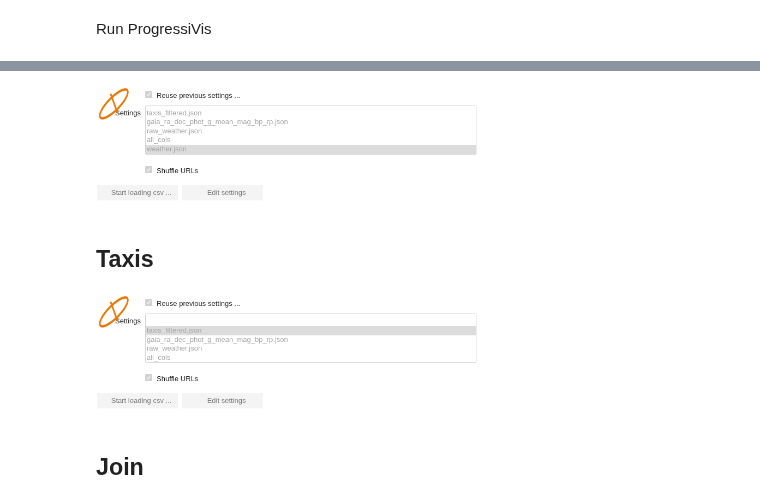
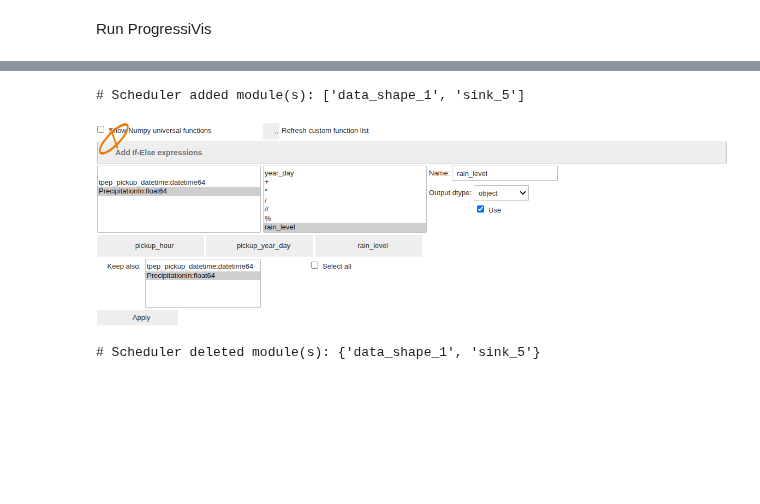
Before and after one commit to progressivis/ipyprogressivis, a Jupyter notebook: notebooks/taxis_precipitations_line_chart.ipynb, the cells around one changed output, grey strips where cells are left out. Cells and saved outputs as stored; diff of their text form; code cells hidden in the pictures; blank space fills up the shorter version.

Commit message:
commented taxis_precipitations_line_chart.ipynb[skip ci]

```diff
--- a/notebooks/taxis_precipitations_line_chart.ipynb
+++ b/notebooks/taxis_precipitations_line_chart.ipynb
@@ -45,12 +171,6 @@ Starting scheduler
 # %%
-Constructor.widget('Weather', 0)
+Constructor.widget('Rich view', 0)
 # %% [output]
+# Scheduler added module(s): ['data_shape_1', 'sink_5']
-[figure, old version]
+[figure, new version]
+# Scheduler deleted module(s): {'data_shape_1', 'sink_5'}
-# %% [markdown]
-## Taxis
-# %%
-Constructor.widget('Taxis', 0)
-# %% [output]
-[figure, removed]
-# %% [markdown]
-## Join
```
Also changed, not shown: parts of 26 cells of this notebook, 1 other file.
